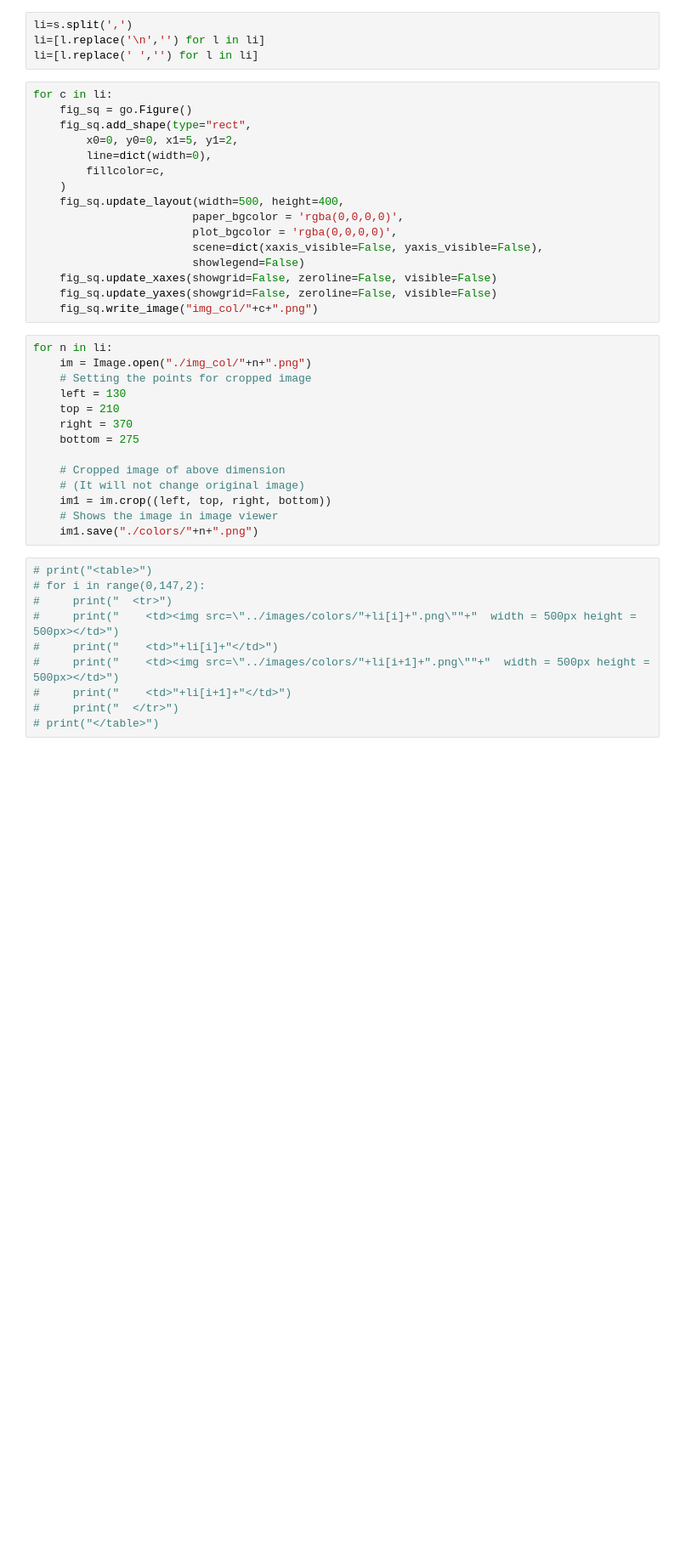
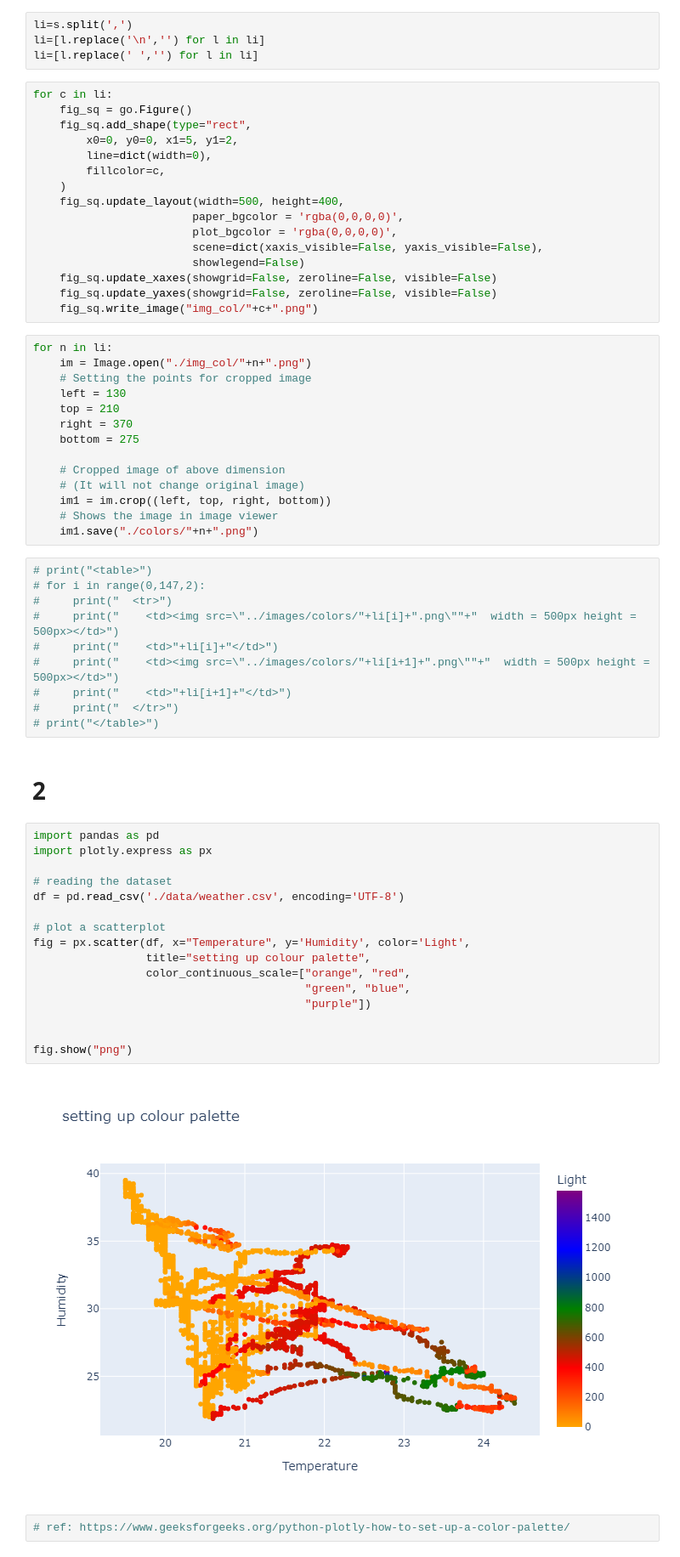
Before and after one commit to Huilin-Li/AnalysisCode, a Jupyter notebook: plotlycolors.ipynb, the cells around one changed output. Shown: that part at 85% size. Drawn from its saved outputs; the diff is of its cells as text; blank space fills up the shorter version.

```diff
--- a/plotlycolors.ipynb
+++ b/plotlycolors.ipynb
@@ -84,3 +86,25 @@ for n in li:
 #     print("    <td>"+li[i+1]+"</td>")
 #     print("  </tr>")
 # print("</table>")
+# %% [markdown]
+# 2
+# %%
+import pandas as pd
+import plotly.express as px
+
+# reading the dataset
+df = pd.read_csv('./data/weather.csv', encoding='UTF-8')
+
+# plot a scatterplot
+fig = px.scatter(df, x="Temperature", y='Humidity', color='Light',
+                 title="setting up colour palette",
+                 color_continuous_scale=["orange", "red",
+                                         "green", "blue",
+                                         "purple"])
+
+
+fig.show("png")
+# %% [output]
+[figure, added]
+# %%
+# ref: https://www.geeksforgeeks.org/python-plotly-how-to-set-up-a-color-palette/
```
Also changed, not shown: parts of 1 cell of this notebook, 1 other file.
